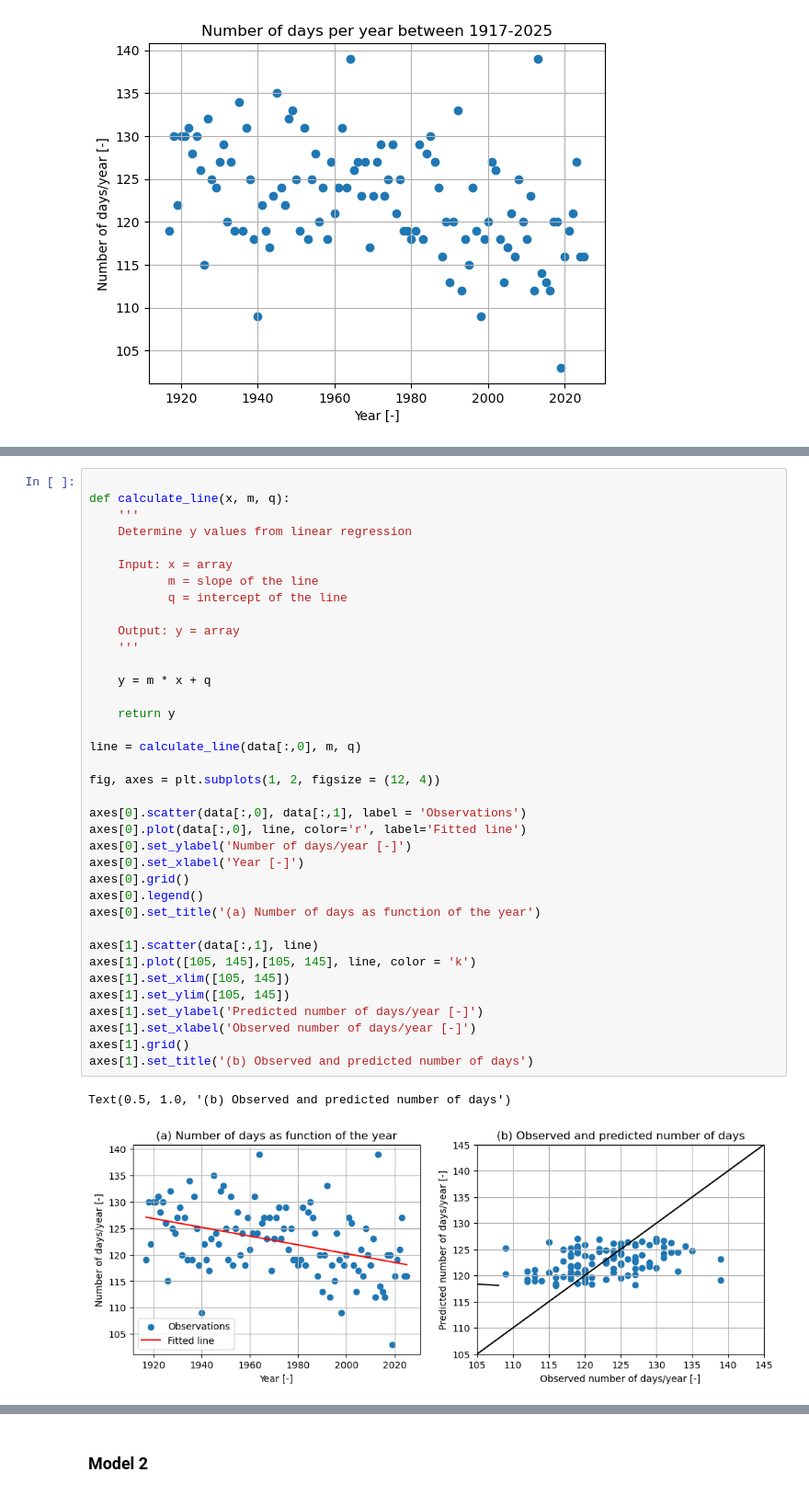
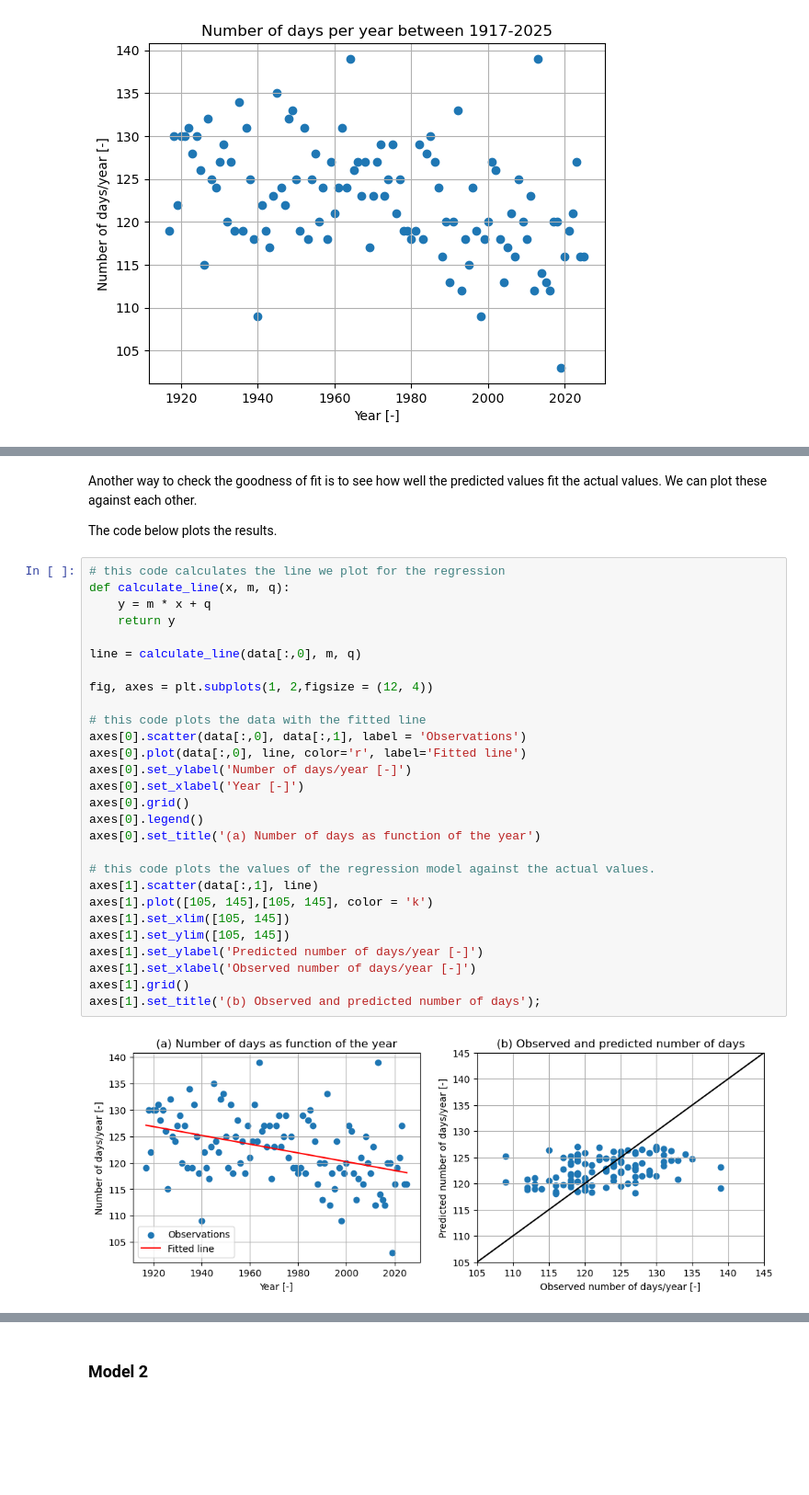
Before and after one commit to MUDE-2025/GA1.1, a Jupyter notebook: GA_1_1.ipynb, the cells around one changed output, grey strips where cells are left out. Shown: that part at 92% size. Saved outputs shown, nothing was run; the diff lists cells and outputs as text; blank space fills up the shorter version.

```diff
--- a/GA_1_1.ipynb
+++ b/GA_1_1.ipynb
@@ -226,43 +236,37 @@ r_sq, q, m = regression(data[:,0], data[:,1])
 Coefficient of determination R^2 = 0.164
 Intercept q = 286.435
 Slope m = -0.083
+# %% [markdown]
+Another way to check the goodness of fit is to see how well the predicted values fit the actual values. We can plot these against each other.
+
+The code below plots the results.
 # %%
-
+# this code calculates the line we plot for the regression
 def calculate_line(x, m, q):
-    '''
-    Determine y values from linear regression
-
-    Input: x = array
-           m = slope of the line
-           q = intercept of the line
-
-    Output: y = array
-    '''
-
     y = m * x + q
-
     return y
 
 line = calculate_line(data[:,0], m, q)
 
-fig, axes = plt.subplots(1, 2, figsize = (12, 4))
+fig, axes = plt.subplots(1, 2,figsize = (12, 4))
 
+# this code plots the data with the fitted line
 axes[0].scatter(data[:,0], data[:,1], label = 'Observations')
 axes[0].plot(data[:,0], line, color='r', label='Fitted line')
 axes[0].set_ylabel('Number of days/year [-]')
 axes[0].set_xlabel('Year [-]')
 axes[0].grid()
 axes[0].legend()
 axes[0].set_title('(a) Number of days as function of the year')
 
+# this code plots the values of the regression model against the actual values.
 axes[1].scatter(data[:,1], line)
-axes[1].plot([105, 145],[105, 145], line, color = 'k')
+axes[1].plot([105, 145],[105, 145], color = 'k')
 axes[1].set_xlim([105, 145])
 axes[1].set_ylim([105, 145])
 axes[1].set_ylabel('Predicted number of days/year [-]')
 axes[1].set_xlabel('Observed number of days/year [-]')
 axes[1].grid()
-axes[1].set_title('(b) Observed and predicted number of days')
+axes[1].set_title('(b) Observed and predicted number of days');
 # %% [output]
-Text(0.5, 1.0, '(b) Observed and predicted number of days')
-[figure, old version]
+[figure, new version]
```
Also changed, not shown: parts of 20 cells of this notebook, 1 other file.
